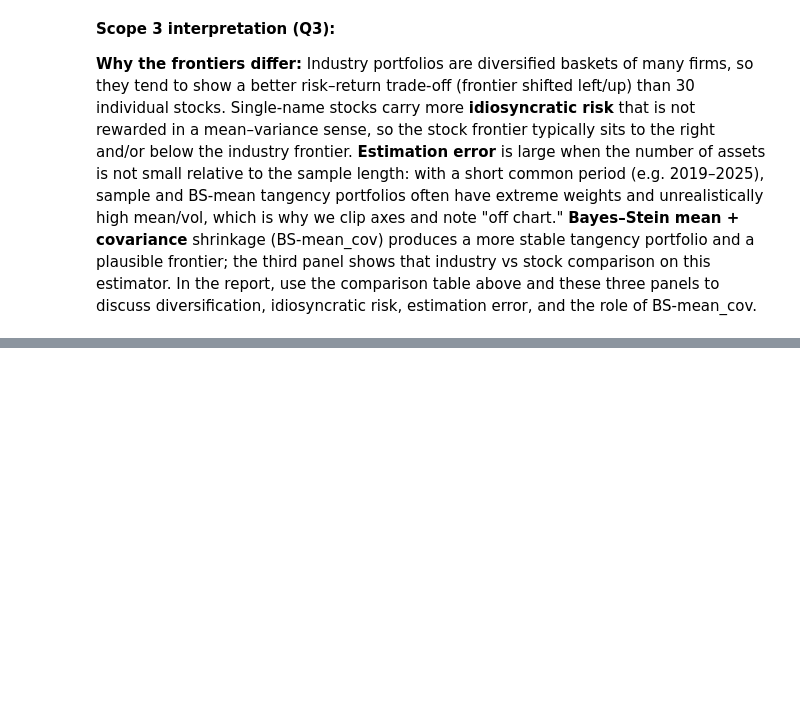
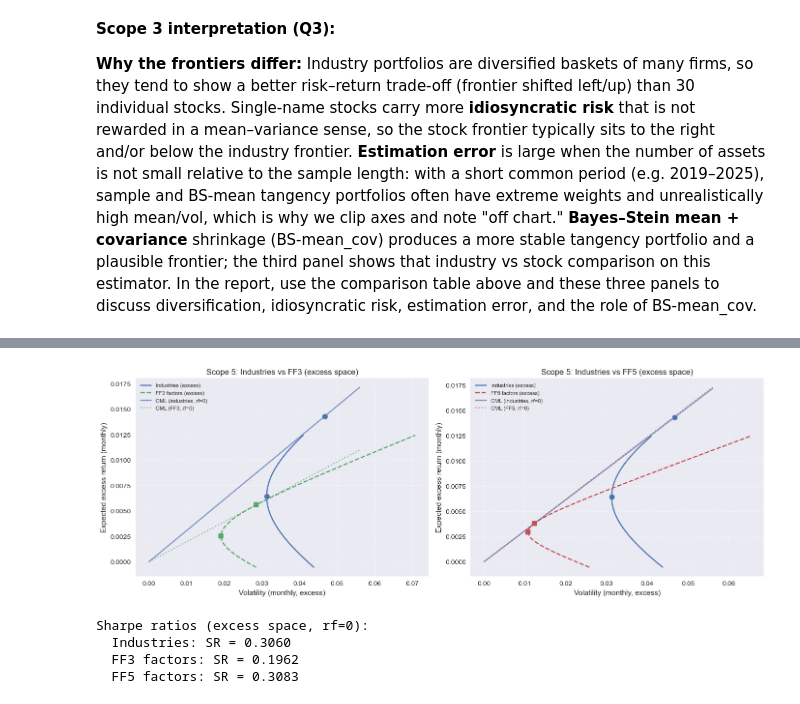
Before and after one commit to eomoran/fin41360-group-asst, a Jupyter notebook: fin41360_data_check.ipynb, the cells around one changed output, grey strips where cells are left out. Saved outputs shown, nothing was run; the diff lists cells and outputs as text; code cells hidden in the pictures; blank space fills up the shorter version.

```diff
--- a/fin41360_data_check.ipynb
+++ b/fin41360_data_check.ipynb
@@ -575,0 +729,77 @@ Reminds me of ESG vs full universe. The frontier of a portfolio from individual
+# %%
+# Scope 5: Plot frontiers and CML-style lines for industries vs FF3 vs FF5 (excess space)
+
+# Build risky frontiers
+mu_min_ex = float(min(mu_ind_ex.min(), mu_ff3_ex.min(), mu_ff5_ex.min())) - 0.001
+mu_max_ex = float(max(mu_ind_ex.max(), mu_ff3_ex.max(), mu_ff5_ex.max())) + 0.001
+
+front_ind_ex_means, front_ind_ex_vols, _ = efficient_frontier(mu_ind_ex, Sigma_ind_ex, n_points=200, mu_min=mu_min_ex, mu_max=mu_max_ex)
+front_ff3_ex_means, front_ff3_ex_vols, _ = efficient_frontier(mu_ff3_ex, Sigma_ff3_ex, n_points=200, mu_min=mu_min_ex, mu_max=mu_max_ex)
+front_ff5_ex_means, front_ff5_ex_vols, _ = efficient_frontier(mu_ff5_ex, Sigma_ff5_ex, n_points=200, mu_min=mu_min_ex, mu_max=mu_max_ex)
+
+# GMV and tangency for each (rf = 0 in excess space)
+def gmv_tan(mu, Sigma):
+    w_g = gmv_weights(Sigma)
+    mu_g, vol_g = portfolio_stats(w_g, mu, Sigma)
+    w_t = tangency_weights(mu, Sigma, rf=0.0)
+    mu_t, vol_t = portfolio_stats(w_t, mu, Sigma)
+    sharpe_t = mu_t / vol_t if vol_t > 0 else np.nan
+    return (mu_g, vol_g), (mu_t, vol_t, sharpe_t)
+
+(gmv_ind, tan_ind) = gmv_tan(mu_ind_ex, Sigma_ind_ex)
+(gmv_ff3, tan_ff3) = gmv_tan(mu_ff3_ex, Sigma_ff3_ex)
+(gmv_ff5, tan_ff5) = gmv_tan(mu_ff5_ex, Sigma_ff5_ex)
+
+(mu_g_ind, vol_g_ind), (mu_t_ind, vol_t_ind, sr_ind) = gmv_ind, tan_ind
+(mu_g_ff3, vol_g_ff3), (mu_t_ff3, vol_t_ff3, sr_ff3) = gmv_ff3, tan_ff3
+(mu_g_ff5, vol_g_ff5), (mu_t_ff5, vol_t_ff5, sr_ff5) = gmv_ff5, tan_ff5
+
+# CML-style rays from origin in excess-return space
+vol_grid = np.linspace(0, max(vol_t_ind, vol_t_ff3, vol_t_ff5) * 1.2, 150)
+mu_cml_ind = sr_ind * vol_grid
+mu_cml_ff3 = sr_ff3 * vol_grid
+mu_cml_ff5 = sr_ff5 * vol_grid
+
+fig, axes = plt.subplots(1, 2, figsize=(14, 5))
+
+# Left: industries vs FF3
+ax = axes[0]
+ax.plot(front_ind_ex_vols, front_ind_ex_means, color="C0", label="Industries (excess)")
+ax.plot(front_ff3_ex_vols, front_ff3_ex_means, color="C1", linestyle="--", label="FF3 factors (excess)")
+ax.plot(vol_grid, mu_cml_ind, color="C0", alpha=0.7, label="CML (industries, rf=0)")
+ax.plot(vol_grid, mu_cml_ff3, color="C1", alpha=0.7, linestyle=":", label="CML (FF3, rf=0)")
+ax.scatter([vol_g_ind, vol_t_ind], [mu_g_ind, mu_t_ind], color="C0", s=60, zorder=5, marker="o")
+ax.scatter([vol_g_ff3, vol_t_ff3], [mu_g_ff3, mu_t_ff3], color="C1", s=60, zorder=5, marker="s")
+ax.set_xlabel("Volatility (monthly, excess)")
+ax.set_ylabel("Expected excess return (monthly)")
+ax.set_title("Scope 5: Industries vs FF3 (excess space)")
+ax.grid(True, linestyle="--", alpha=0.4)
+ax.legend(fontsize=8)
+
+# Right: industries vs FF5
+ax = axes[1]
+ax.plot(front_ind_ex_vols, front_ind_ex_means, color="C0", label="Industries (excess)")
+ax.plot(front_ff5_ex_vols, front_ff5_ex_means, color="C2", linestyle="--", label="FF5 factors (excess)")
+ax.plot(vol_grid, mu_cml_ind, color="C0", alpha=0.7, label="CML (industries, rf=0)")
+ax.plot(vol_grid, mu_cml_ff5, color="C2", alpha=0.7, linestyle=":", label="CML (FF5, rf=0)")
+ax.scatter([vol_g_ind, vol_t_ind], [mu_g_ind, mu_t_ind], color="C0", s=60, zorder=5, marker="o")
+ax.scatter([vol_g_ff5, vol_t_ff5], [mu_g_ff5, mu_t_ff5], color="C2", s=60, zorder=5, marker="s")
+ax.set_xlabel("Volatility (monthly, excess)")
+ax.set_ylabel("Expected excess return (monthly)")
+ax.set_title("Scope 5: Industries vs FF5 (excess space)")
+ax.grid(True, linestyle="--", alpha=0.4)
+ax.legend(fontsize=8)
+
+plt.tight_layout()
+plt.show()
+
+print("Sharpe ratios (excess space, rf=0):")
+print(f"  Industries: SR = {sr_ind:.4f}")
+print(f"  FF3 factors: SR = {sr_ff3:.4f}")
+print(f"  FF5 factors: SR = {sr_ff5:.4f}")
+# %% [output]
+[figure, added]
+Sharpe ratios (excess space, rf=0):
+  Industries: SR = 0.3060
+  FF3 factors: SR = 0.1962
+  FF5 factors: SR = 0.3083
```
Also changed, not shown: parts of 6 cells of this notebook.
